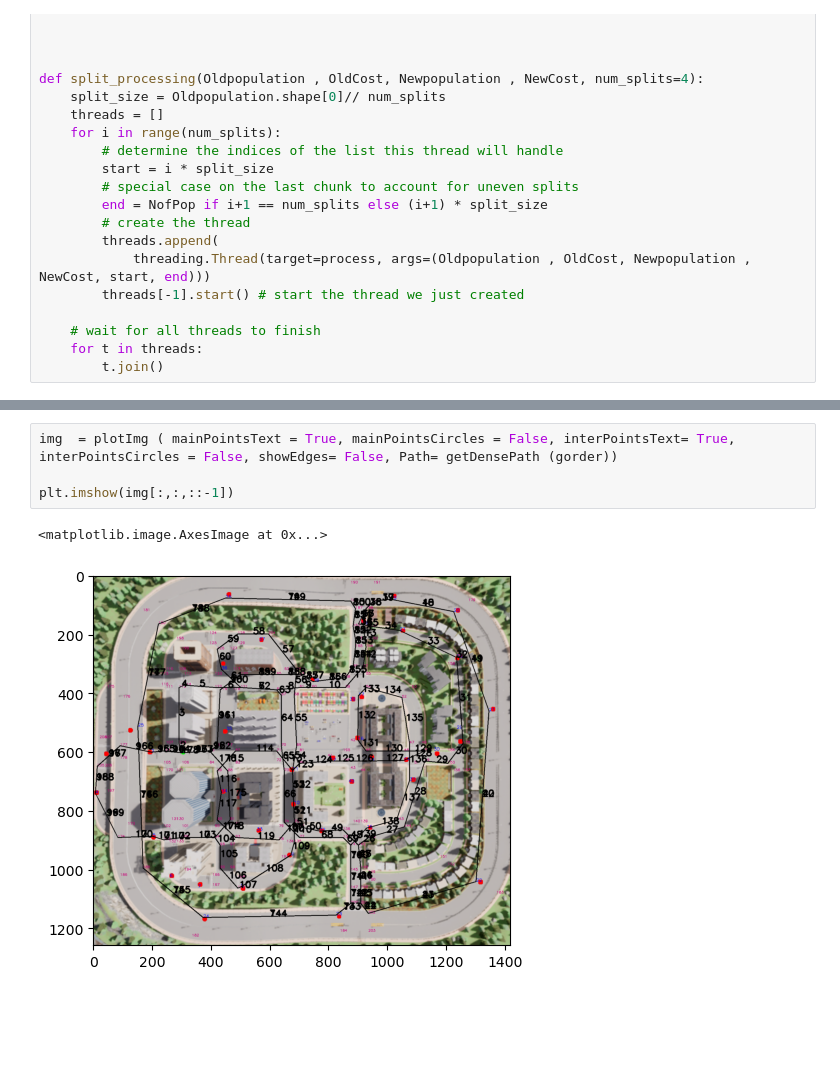
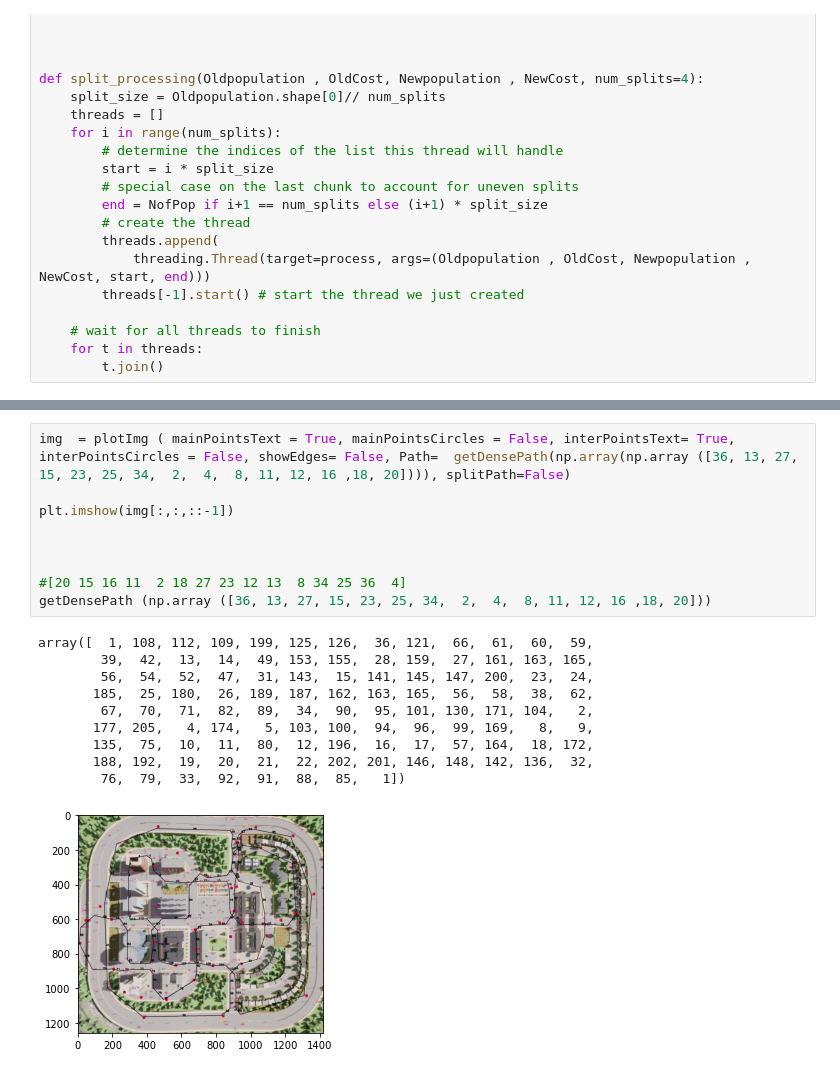
Before and after one commit to MohammadDallash/TSP-autonomous-car-planning, a Jupyter notebook: dallashNB.ipynb, the cells around one changed output, grey strips where cells are left out. Cells and saved outputs as stored; diff of their text form; blank space fills up the shorter version.

```diff
--- a/dallashNB.ipynb
+++ b/dallashNB.ipynb
@@ -904,10 +944,23 @@ print(gorder)
-# %%
-img  = plotImg ( mainPointsText = True, mainPointsCircles = False, interPointsText= True, interPointsCircles = False, showEdges= False, Path= getDensePath (gorder))
-
-plt.imshow(img[:,:,::-1])
-# %% [output]
-<matplotlib.image.AxesImage at 0x...>
-[figure, removed]
+# %%
+img  = plotImg ( mainPointsText = True, mainPointsCircles = False, interPointsText= True, interPointsCircles = False, showEdges= False, Path=  getDensePath(np.array(np.array ([36, 13, 27, 15, 23, 25, 34,  2,  4,  8, 11, 12, 16 ,18, 20]))), splitPath=False)
+
+plt.imshow(img[:,:,::-1])
+
+
+
+#[20 15 16 11  2 18 27 23 12 13  8 34 25 36  4]
+getDensePath (np.array ([36, 13, 27, 15, 23, 25, 34,  2,  4,  8, 11, 12, 16 ,18, 20]))
+# %% [output]
+array([  1, 108, 112, 109, 199, 125, 126,  36, 121,  66,  61,  60,  59,
+        39,  42,  13,  14,  49, 153, 155,  28, 159,  27, 161, 163, 165,
+        56,  54,  52,  47,  31, 143,  15, 141, 145, 147, 200,  23,  24,
+       185,  25, 180,  26, 189, 187, 162, 163, 165,  56,  58,  38,  62,
+        67,  70,  71,  82,  89,  34,  90,  95, 101, 130, 171, 104,   2,
+       177, 205,   4, 174,   5, 103, 100,  94,  96,  99, 169,   8,   9,
+       135,  75,  10,  11,  80,  12, 196,  16,  17,  57, 164,  18, 172,
+       188, 192,  19,  20,  21,  22, 202, 201, 146, 148, 142, 136,  32,
+        76,  79,  33,  92,  91,  88,  85,   1])
+[figure, added]
 # %%
 '''
 def add(x, y):
```
Also changed, not shown: parts of 13 cells of this notebook, 10 other files.
